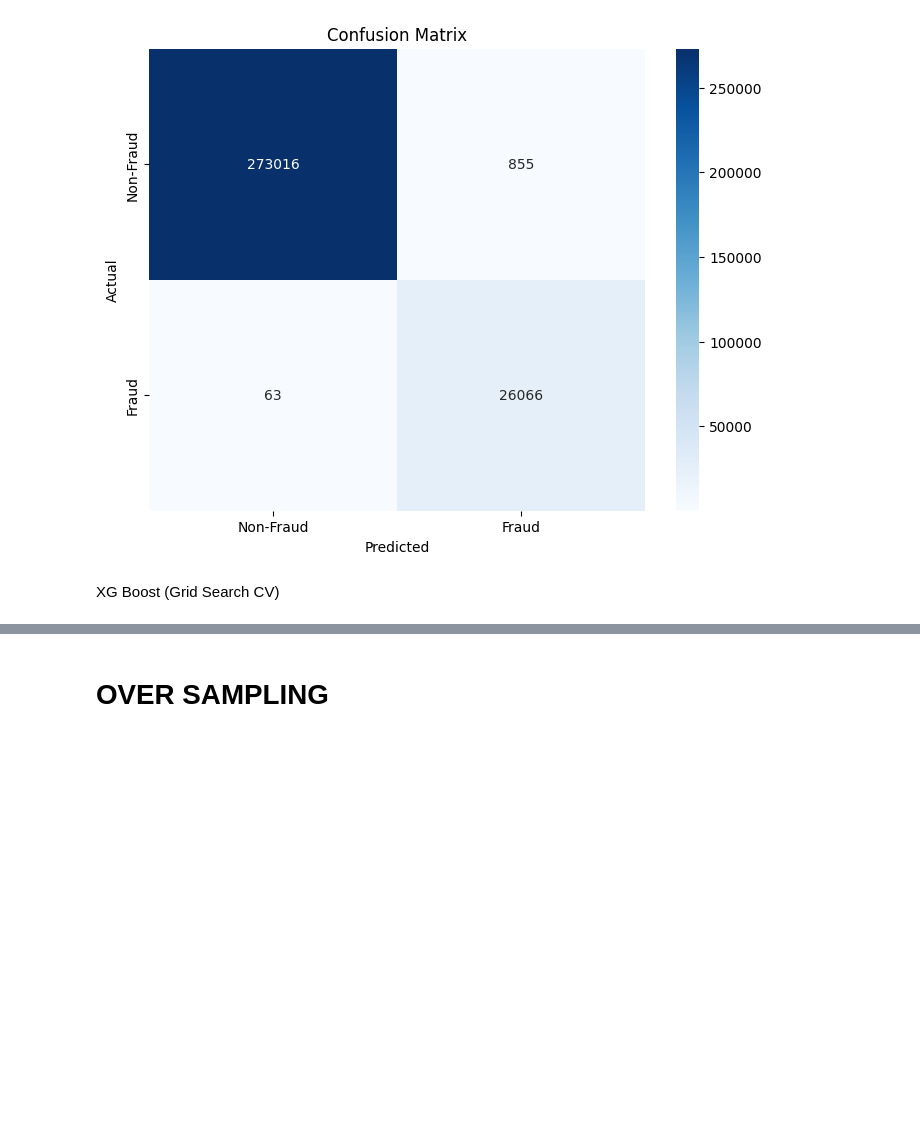
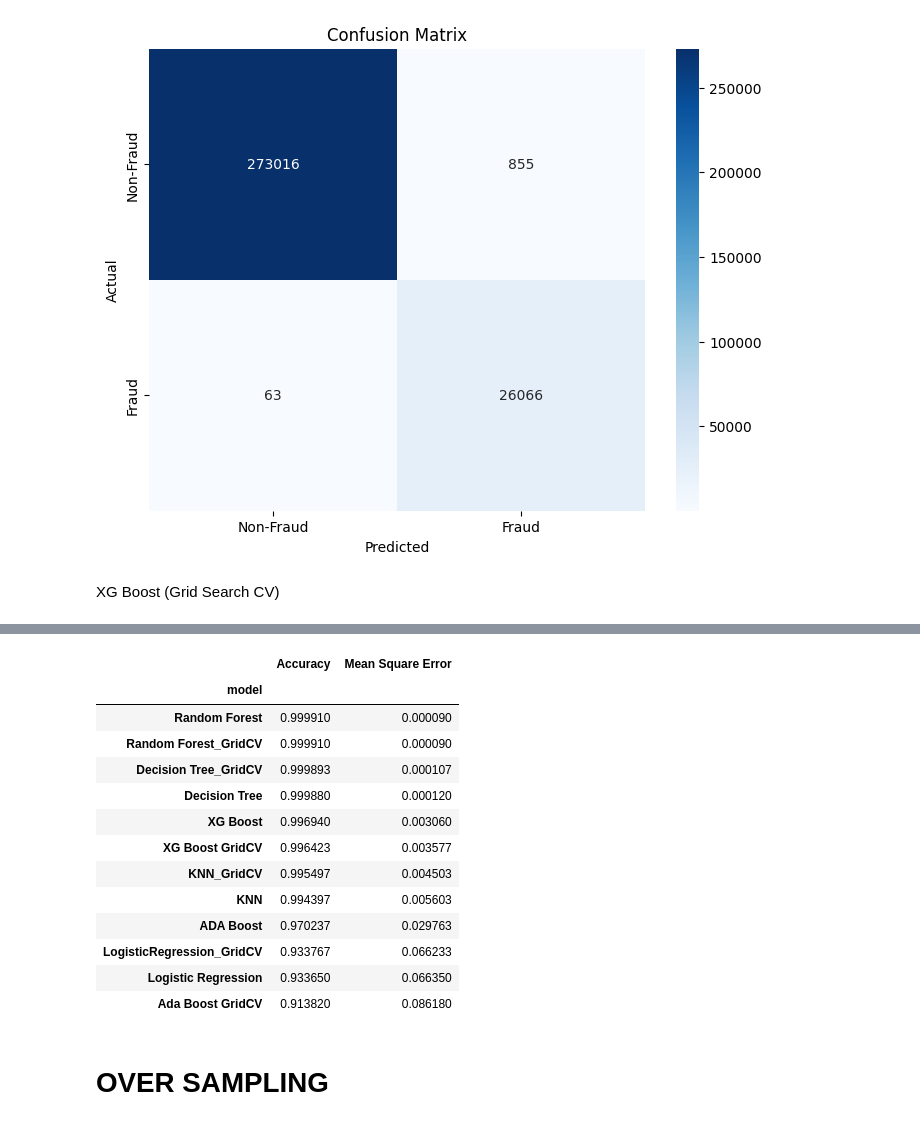
Before and after one commit to Madhumathi3001/Credit-Card-Fraud-Deduction-, a Jupyter notebook: credit_card.ipynb, the cells around one changed output, grey strips where cells are left out. Cells and saved outputs as stored; diff of their text form; code cells hidden in the pictures; blank space fills up the shorter version.

```diff
--- a/credit_card.ipynb
+++ b/credit_card.ipynb
@@ -913,6 +913,35 @@ Classification Report:
    macro avg       0.98      1.00      0.99    300000
 weighted avg       1.00      1.00      1.00    300000
 [figure]
+# %%
+# Creating the Data Frame for Accuaracy and Mean Square Error
+
+# Under Sampling
+
+data = {
+    'model' : ['Logistic Regression', 'LogisticRegression_GridCV','Decision Tree','Decision Tree_GridCV', 'KNN','KNN_GridCV','Random Forest','Random Forest_GridCV','ADA Boost','Ada Boost GridCV','XG Boost','XG Boost GridCV'],
+    'Accuracy': [LR_acc,logreg_acc,DT_model_acc,dtree_acc,KNN_model_acc,knn_acc,rf_model_acc,randomforest_acc,ADA_model_acc,adaboost_acc,XGB_model_acc,xgb_acc],
+    'Mean Square Error':[LR_mse,logreg_mse,DT_model_mse,dtree_mse,KNN_model_mse,knn_mse,rf_model_mse,randomforest_mse,ADA_model_mse,adaboost_mse,XGB_model_mse,xgb_mse]
+}
+under_sampling = pd.DataFrame(data)
+under_sampling.set_index('model', inplace=True)
+under_sampling.sort_values(by='Accuracy', ascending=False, inplace=True)
+under_sampling
+# %% [output]
+|  | Accuracy | Mean Square Error |
+| model |  |  |
+| Random Forest | 0.999910 | 0.000090 |
+| Random Forest_GridCV | 0.999910 | 0.000090 |
+| Decision Tree_GridCV | 0.999893 | 0.000107 |
+| Decision Tree | 0.999880 | 0.000120 |
+| XG Boost | 0.996940 | 0.003060 |
+| XG Boost GridCV | 0.996423 | 0.003577 |
+| KNN_GridCV | 0.995497 | 0.004503 |
+| KNN | 0.994397 | 0.005603 |
+| ADA Boost | 0.970237 | 0.029763 |
+| LogisticRegression_GridCV | 0.933767 | 0.066233 |
+| Logistic Regression | 0.933650 | 0.066350 |
+| Ada Boost GridCV | 0.913820 | 0.086180 |
 # %% [markdown]
 # OVER SAMPLING
 # %%
```
Also changed, not shown: parts of 22 cells of this notebook.
